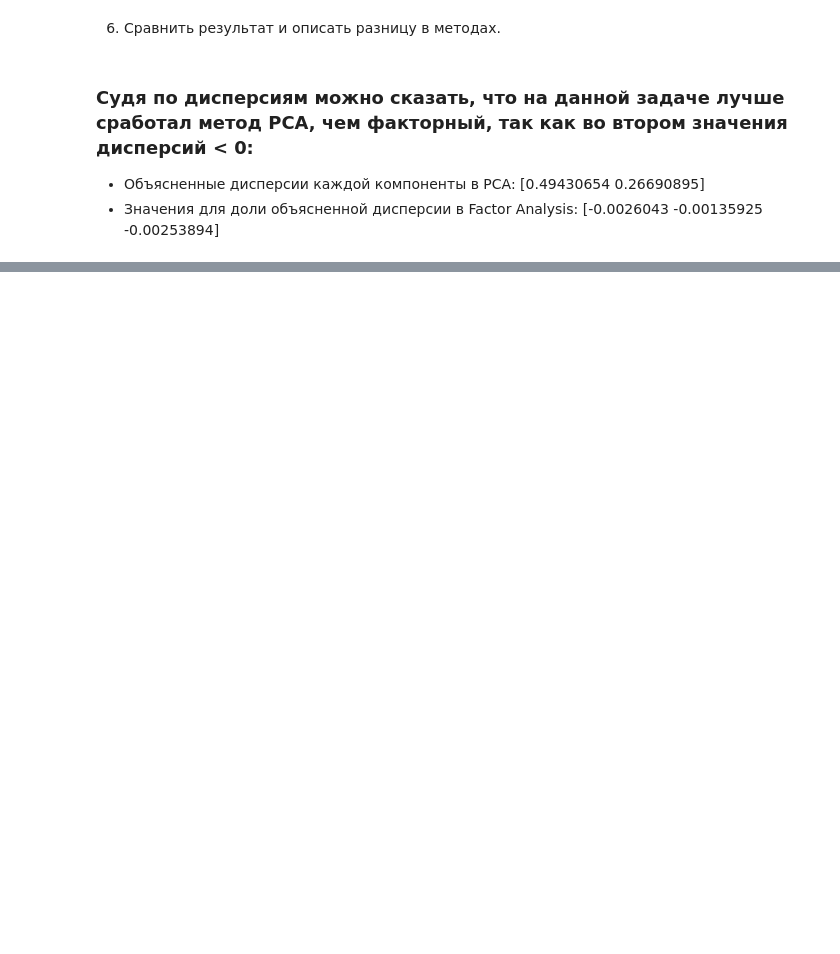
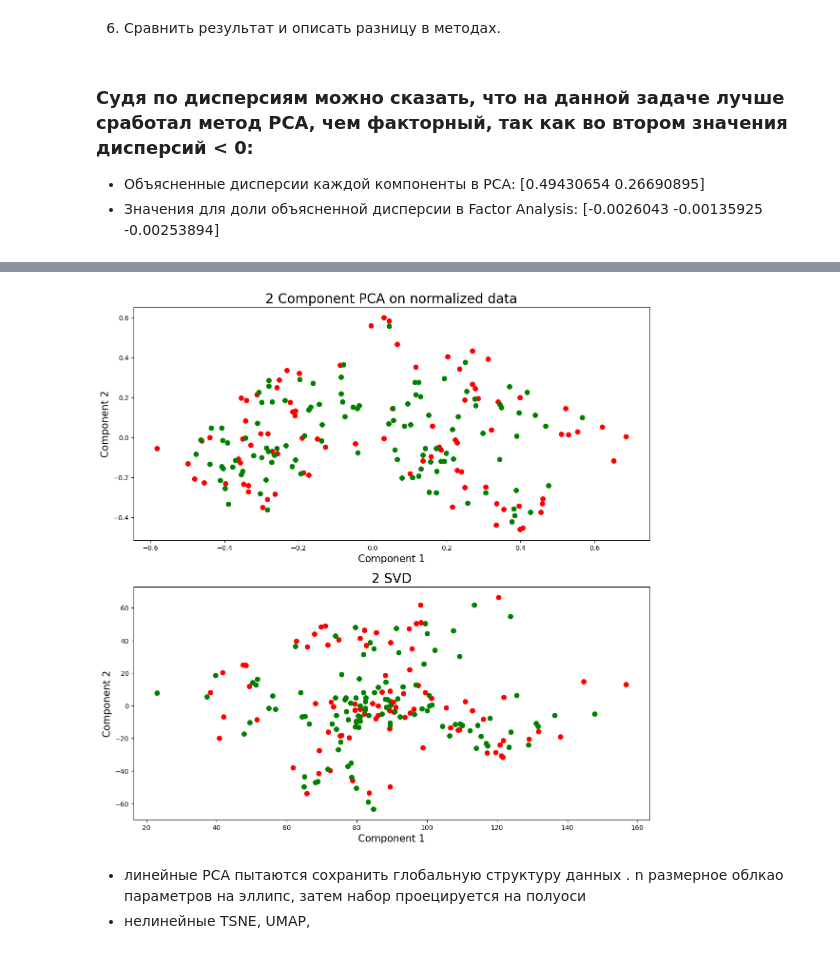
Before and after one commit to letmly/vstu_dl_labs, a Jupyter notebook: ML_labs/nbooks/ml4.ipynb, the cells around one changed output, grey strips where cells are left out. Cells and saved outputs as stored; diff of their text form; code cells hidden in the pictures; blank space fills up the shorter version.

```diff
--- a/ML_labs/nbooks/ml4.ipynb
+++ b/ML_labs/nbooks/ml4.ipynb
@@ -202,0 +286,44 @@ plt.show()
+# %%
+from sklearn.decomposition import TruncatedSVD
+
+svd = TruncatedSVD()
+
+base_x_SVD = svd.fit_transform(base_x)
+base_x_SVD = pd.DataFrame(base_x_SVD)
+
+base_x_SVD.columns = ['PC1','PC2']
+base_x_SVD['gender'] = y_
+# %%
+fig, axs = plt.subplots(2)
+fig.set_figheight(14)
+fig.set_figwidth(14)
+
+ax = axs[0]
+ax.set_xlabel('Component 1', fontsize = 15)
+ax.set_ylabel('Component 2', fontsize = 15)
+ax.set_title('2 Component PCA on normalized data', fontsize = 20)
+gender = ['Male', 'Female']
+colors = ['r', 'g']
+for gender, color in zip(gender,colors):
+    indicesToKeep= que_x_PCA['gender'] == gender
+    ax.scatter(que_x_PCA.loc[indicesToKeep, 'PC1']
+               , que_x_PCA.loc[indicesToKeep, 'PC2']
+               , c = color, s = 50)
+
+ax = axs[1]
+ax.set_xlabel('Component 1', fontsize = 15)
+ax.set_ylabel('Component 2', fontsize = 15)
+ax.set_title('2 SVD', fontsize = 20)
+gender = ['Male', 'Female']
+colors = ['r', 'g']
+for gender, color in zip(gender,colors):
+    indicesToKeep= base_x_SVD['gender'] == gender
+    ax.scatter(base_x_SVD.loc[indicesToKeep, 'PC1']
+               , base_x_SVD.loc[indicesToKeep, 'PC2']
+               , c = color, s = 50)
+plt.show()
+# %% [output]
+[figure, added]
+# %% [markdown]
+* линейные PCA пытаются сохранить глобальную структуру данных . n размерное облкао параметров на эллипс, затем набор проецируется на полуоси
+* нелинейные TSNE, UMAP,
```
Also changed, not shown: parts of 7 cells of this notebook, 5 other files.
